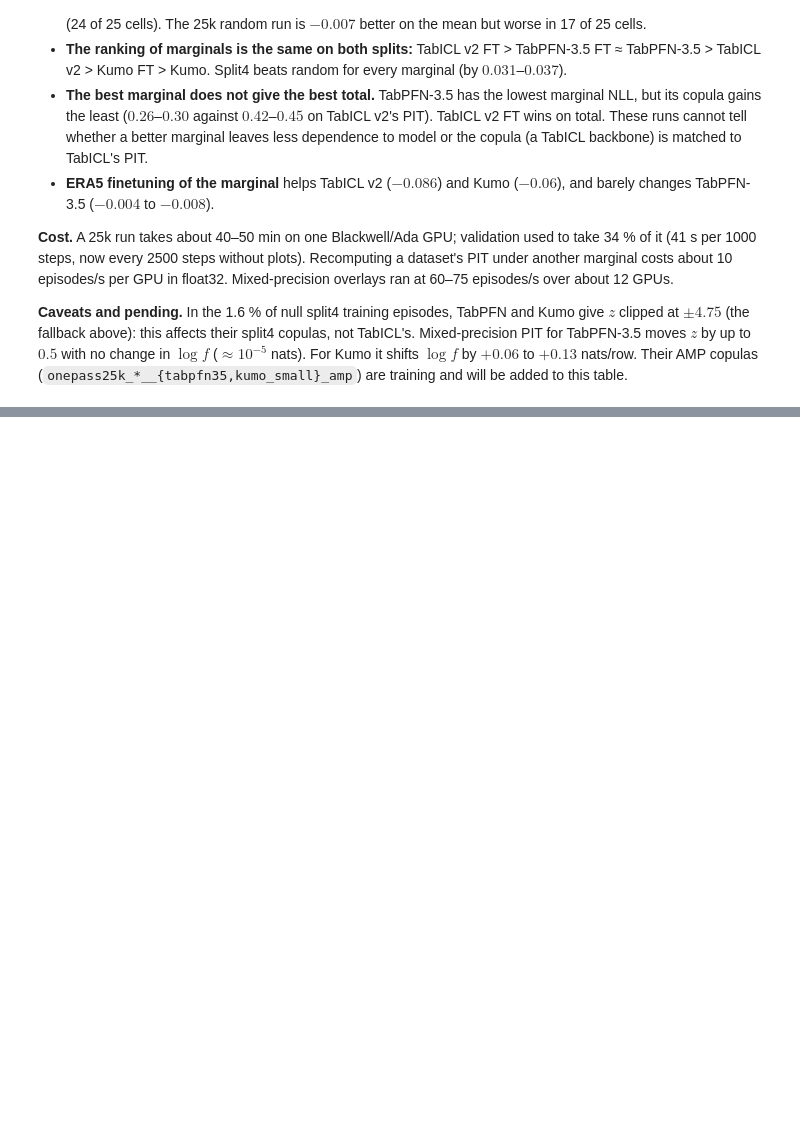
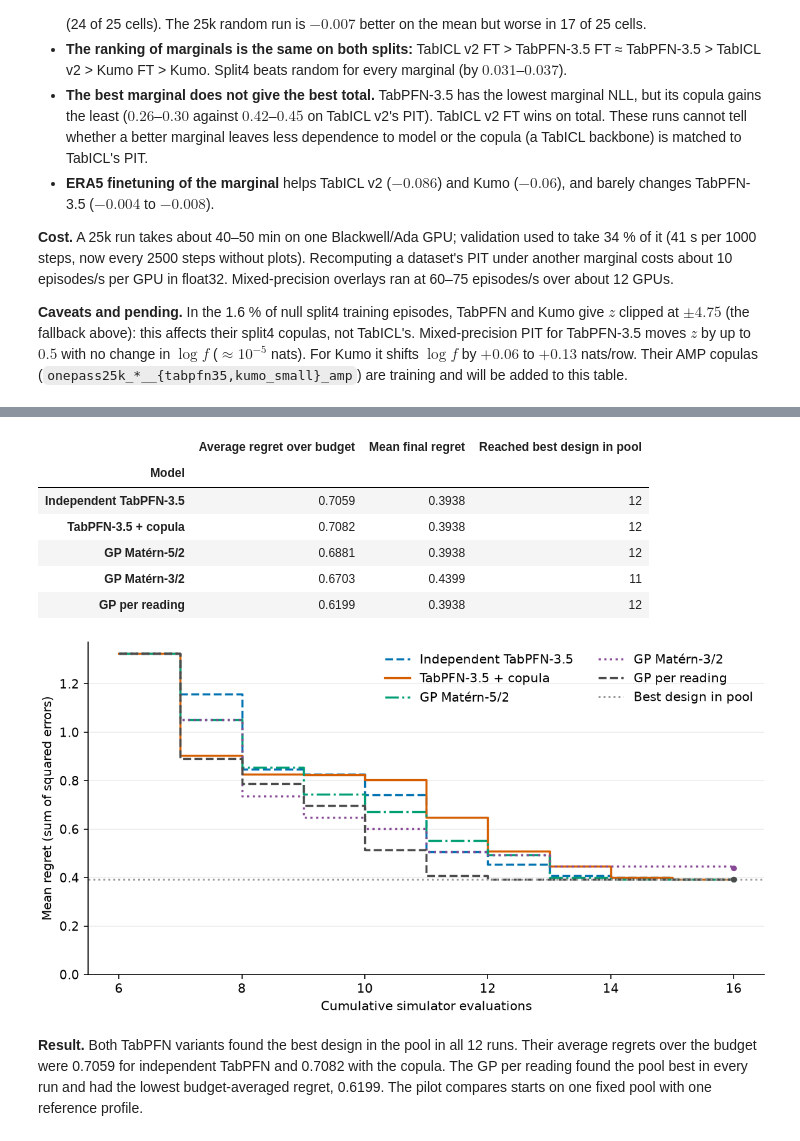
Before and after one commit to Tristan22400/Copula-inter-instance, a Jupyter notebook: notebooks/experiments.ipynb, the cells around one changed output, grey strips where cells are left out. Cells and saved outputs as stored; diff of their text form; code cells hidden in the pictures; blank space fills up the shorter version.

Commit message:
Add copula BO benchmarks and experiment results

```diff
--- a/notebooks/experiments.ipynb
+++ b/notebooks/experiments.ipynb
@@ -2963,0 +3133,34 @@ be added to this table.
+# %%
+BO_CALIBRATION_PATH = BO_ROOT / "results/environment_calibration/traces.json"
+BO_CALIBRATION_POLICIES = (*BO_RISK_POLICIES, "gp-independent-outputs")
+bo_calibration = json.loads(BO_CALIBRATION_PATH.read_text())
+bo_cal_budget, bo_cal_curves = bo_trajectories(BO_CALIBRATION_PATH, BO_CALIBRATION_POLICIES)
+bo_cal_table = pd.DataFrame(
+    [{
+        "Model": BO_MODELS[policy][0],
+        "Average regret over budget": bo_average_regret(bo_cal_budget, curves).mean(),
+        "Mean final regret": curves[:, -1].mean(),
+        "Reached best design in pool": np.isclose(curves[:, -1], bo_calibration["pool_minimum_loss"]).sum(),
+    } for policy, curves in bo_cal_curves.items()]
+).set_index("Model")
+display(bo_cal_table.round(4))
+
+fig, ax = plt.subplots(figsize=(8.1, 4.2), layout="constrained")
+plot_bo_regret(ax, bo_cal_budget, bo_cal_curves)
+ax.axhline(
+    bo_calibration["pool_minimum_loss"], color="#999999", linestyle=":", label="Best design in pool"
+)
+ax.set(xlabel="Cumulative simulator evaluations", ylabel="Mean regret (sum of squared errors)", ylim=(0, None))
+ax.legend(ncols=2, frameon=False)
+plt.show()
+# %% [output]
+|  | Average regret over budget | Mean final regret | Reached best design in pool |
+| Model |  |  |  |
+| Independent TabPFN‑3.5 | 0.7059 | 0.3938 | 12 |
+| TabPFN‑3.5 + copula | 0.7082 | 0.3938 | 12 |
+| GP Matérn‑5/2 | 0.6881 | 0.3938 | 12 |
+| GP Matérn‑3/2 | 0.6703 | 0.4399 | 11 |
+| GP per reading | 0.6199 | 0.3938 | 12 |
+[figure, added]
+# %% [markdown]
+**Result.** Both TabPFN variants found the best design in the pool in all 12 runs. Their average regrets over the budget were 0.7059 for independent TabPFN and 0.7082 with the copula. The GP per reading found the pool best in every run and had the lowest budget-averaged regret, 0.6199. The pilot compares starts on one fixed pool with one reference profile.
```
Also changed, not shown: parts of 7 cells of this notebook, 20 other files.
